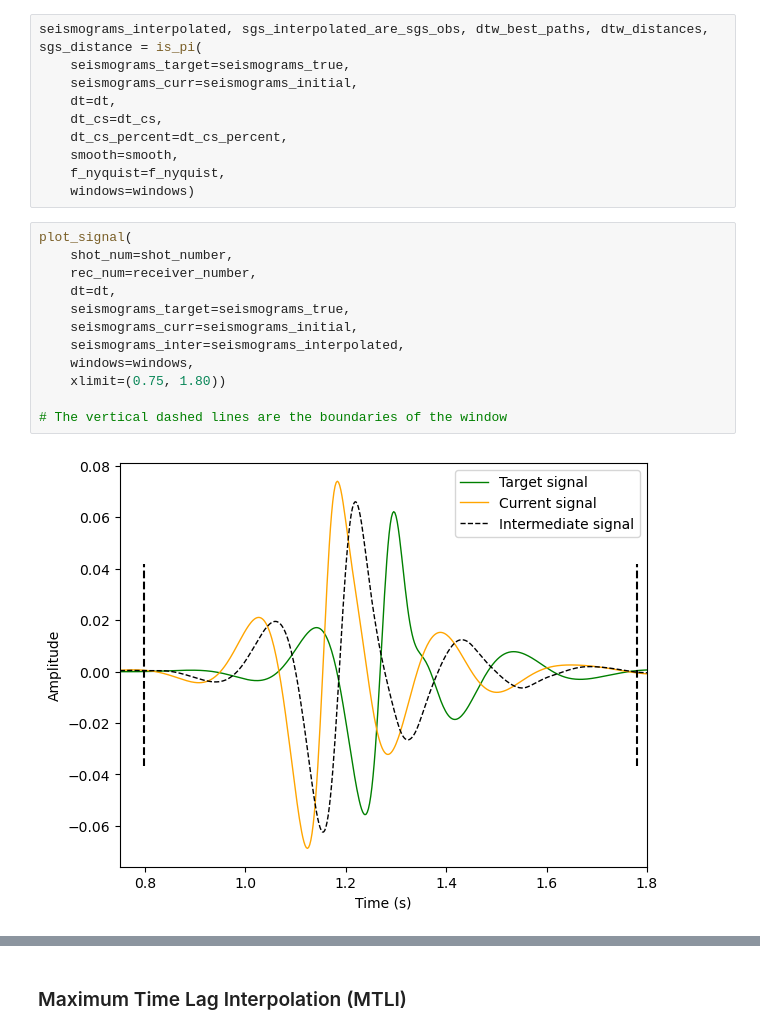
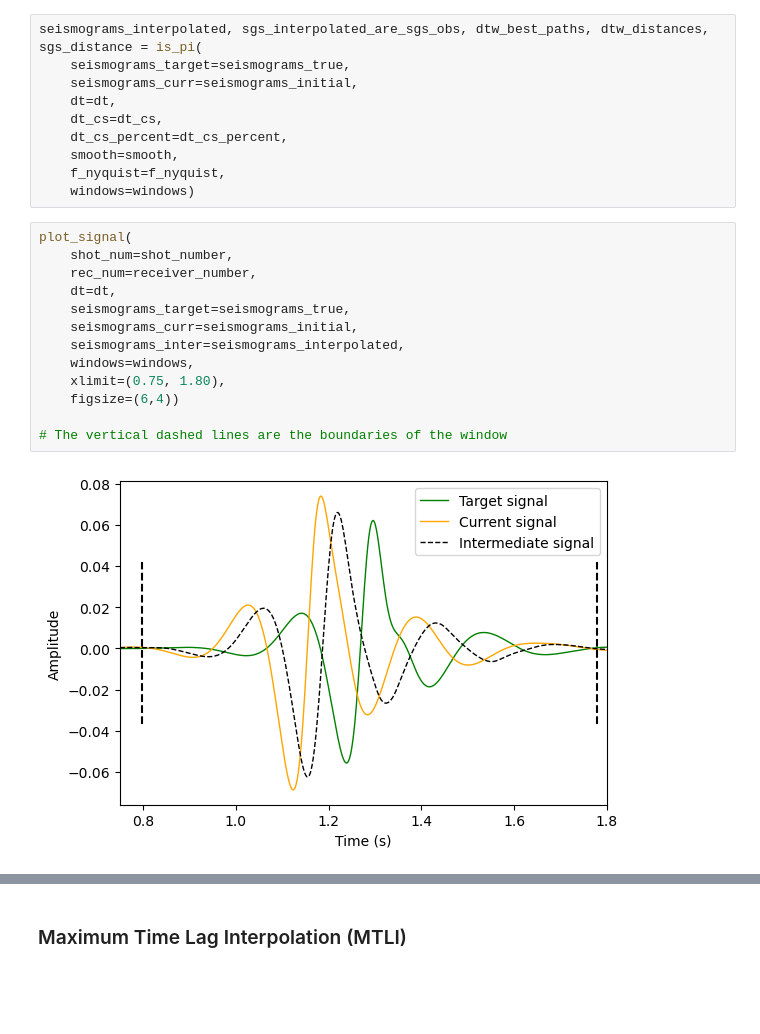
Before and after one commit to eikmeier-cn/dtw-pa-isa, a Jupyter notebook: dtw-pa-isa/tutorial_dtw-isa.ipynb, the cells around one changed output, grey strips where cells are left out. Drawn from its saved outputs; the diff is of its cells as text; blank space fills up the shorter version.

```diff
--- a/dtw-pa-isa/tutorial_dtw-isa.ipynb
+++ b/dtw-pa-isa/tutorial_dtw-isa.ipynb
@@ -127,17 +127,18 @@ seismograms_interpolated, sgs_interpolated_are_sgs_obs, dtw_best_paths, dtw_dist
 # %%
 plot_signal(
     shot_num=shot_number,
     rec_num=receiver_number,
     dt=dt,
     seismograms_target=seismograms_true,
     seismograms_curr=seismograms_initial,
     seismograms_inter=seismograms_interpolated,
     windows=windows,
-    xlimit=(0.75, 1.80))
+    xlimit=(0.75, 1.80),
+    figsize=(6,4))
 
 # The vertical dashed lines are the boundaries of the window
 # %% [output]
-[figure, old version]
+[figure, new version]
 # %%
 plot_signals(
     shot_num=shot_number,
```
Also changed, not shown: parts of 4 cells of this notebook, 2 other files.
